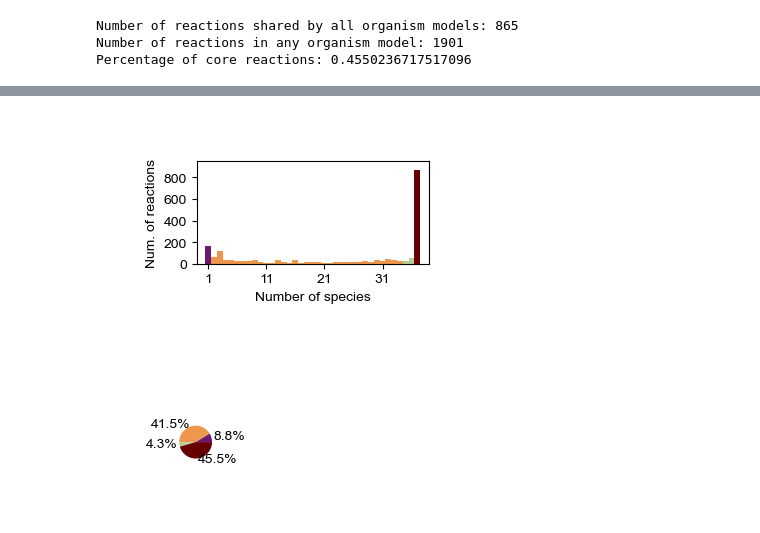
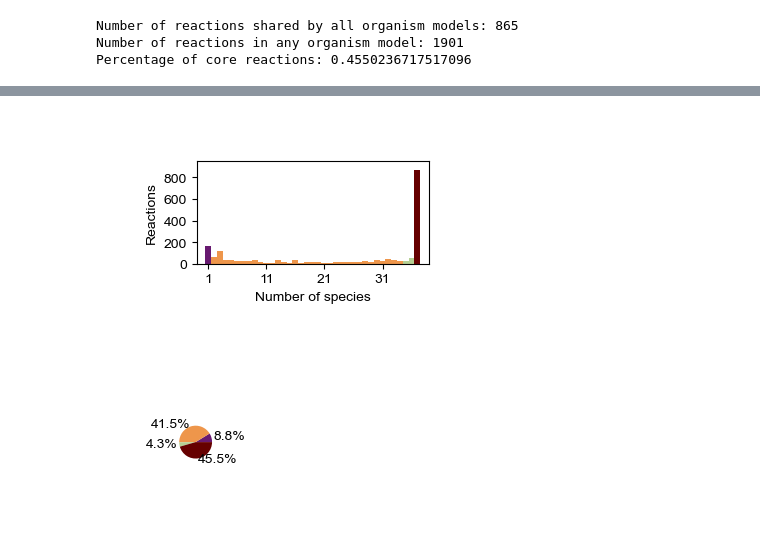
Before and after one commit to emilpaulitz/PCM, a Jupyter notebook: Code/panGenomeAnalysis/plotsAndAnalysis.ipynb, the cells around one changed output, grey strips where cells are left out. Cells and saved outputs as stored; diff of their text form; code cells hidden in the pictures.

```diff
--- a/Code/panGenomeAnalysis/plotsAndAnalysis.ipynb
+++ b/Code/panGenomeAnalysis/plotsAndAnalysis.ipynb
@@ -300,35 +317,35 @@ counts = counts[1:]
 bins = bins[1:]
 poss = np.linspace(1, bins[-1], len(bins) - 1)
 heights = counts
 breakpoint_mid = int(np.ceil(len(counts) * 0.9))
 upper_limit1 = counts.max() * 1.1
 
 # plot each subplot
 box1 = ax.bar(poss[0], heights[0], width=poss[1]-poss[0], color=colors[0], label='private')
 box2 = ax.bar(poss[1:breakpoint_mid], heights[1:breakpoint_mid], width=poss[1]-poss[0], color=colors[1], label='dispensable')
 box3 = ax.bar(poss[breakpoint_mid:-1], heights[breakpoint_mid:-1], width=poss[1]-poss[0], color=colors[2], label='softcore')
 box4 = ax.bar(poss[-1:], heights[-1:], width=poss[1]-poss[0], color=colors[3], label='core')
 draw_legend = False
 if draw_legend:
     ax.legend(bbox_to_anchor=(0.18, 0.95), frameon=False,
             handles = [mpl.lines.Line2D([], [], marker = 's', linewidth=0, markersize = 4,
                                         color=box.get_children()[0].get_facecolor())
                                         for box in [box1, box2, box3, box4]],
             labels=[box.get_label() for box in [box1, box2, box3, box4]],
             handletextpad = 0.4, handleheight = 0.4)
 ax.set_ylim(0, upper_limit1)
 ax.set_xlabel('Number of species')
-ax.set_ylabel('Num. of reactions')
+ax.set_ylabel('Reactions')
 ax.set_yticks([200 * (i) for i in range(5)])
 xlim = ax.get_xlim()
 ax.set_xticks(ax.get_xticks() + 1)
 ax.set_xlim(poss[0] - 2, poss[-1] + 2)
 
 # output plot
 plt.savefig(fig_dir + 'panreactome_hist.png', transparent=True, dpi=300, bbox_inches='tight')
 plt.show()
 # %% [output]
-[figure, old version]
+[figure, new version]
 # %%
 # pie chart
 plt.figure(figsize = [val/2.5 for val in figsize])
```
Also changed, not shown: parts of 4 cells of this notebook, 4 other files.
